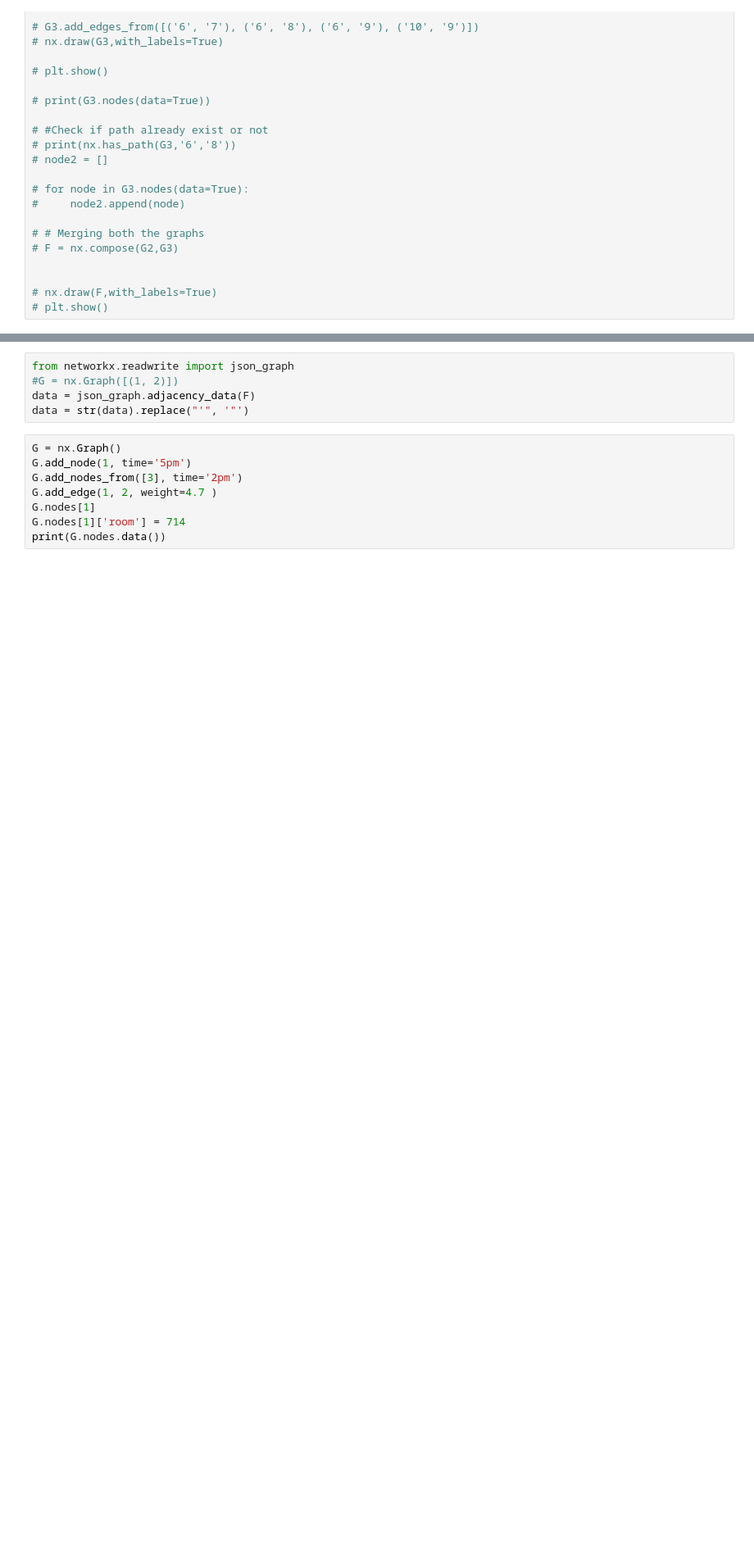
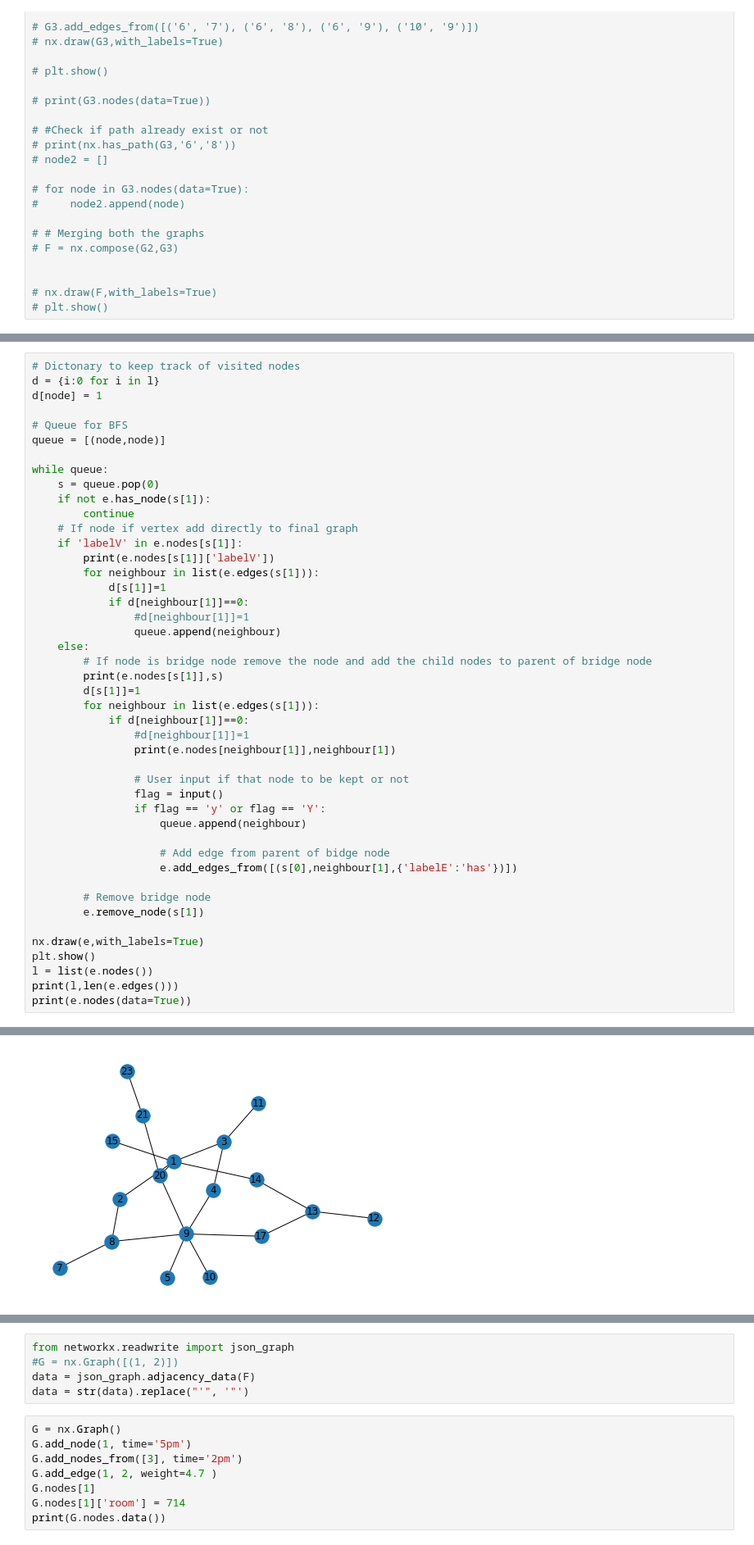
Before and after one commit to singh-priyank/KG, a Jupyter notebook: Untitled.ipynb, the cells around one changed output, grey strips where cells are left out. Shown: that part at 82% size. Cells and saved outputs as stored; diff of their text form; blank space fills up the shorter version.

```diff
--- a/Untitled.ipynb
+++ b/Untitled.ipynb
@@ -132,0 +214,46 @@ False
+# %%
+# Dictonary to keep track of visited nodes
+d = {i:0 for i in l}
+d[node] = 1
+
+# Queue for BFS
+queue = [(node,node)]
+
+while queue:
+    s = queue.pop(0)
+    if not e.has_node(s[1]):
+        continue
+    # If node if vertex add directly to final graph
+    if 'labelV' in e.nodes[s[1]]:
+        print(e.nodes[s[1]]['labelV'])
+        for neighbour in list(e.edges(s[1])):
+            d[s[1]]=1
+            if d[neighbour[1]]==0:
+                #d[neighbour[1]]=1
+                queue.append(neighbour)
+    else:
+        # If node is bridge node remove the node and add the child nodes to parent of bridge node
+        print(e.nodes[s[1]],s)
+        d[s[1]]=1
+        for neighbour in list(e.edges(s[1])):
+            if d[neighbour[1]]==0:
+                #d[neighbour[1]]=1
+                print(e.nodes[neighbour[1]],neighbour[1])
+
+                # User input if that node to be kept or not
+                flag = input()
+                if flag == 'y' or flag == 'Y':
+                    queue.append(neighbour)
+
+                    # Add edge from parent of bidge node
+                    e.add_edges_from([(s[0],neighbour[1],{'labelE':'has'})])
+
+        # Remove bridge node
+        e.remove_node(s[1])
+
+nx.draw(e,with_labels=True)
+plt.show()
+l = list(e.nodes())
+print(l,len(e.edges()))
+print(e.nodes(data=True))
+# %% [output]
@@ -132,0 +277 @@ False
+[figure, added]
```
Also changed, not shown: parts of 8 cells of this notebook.
